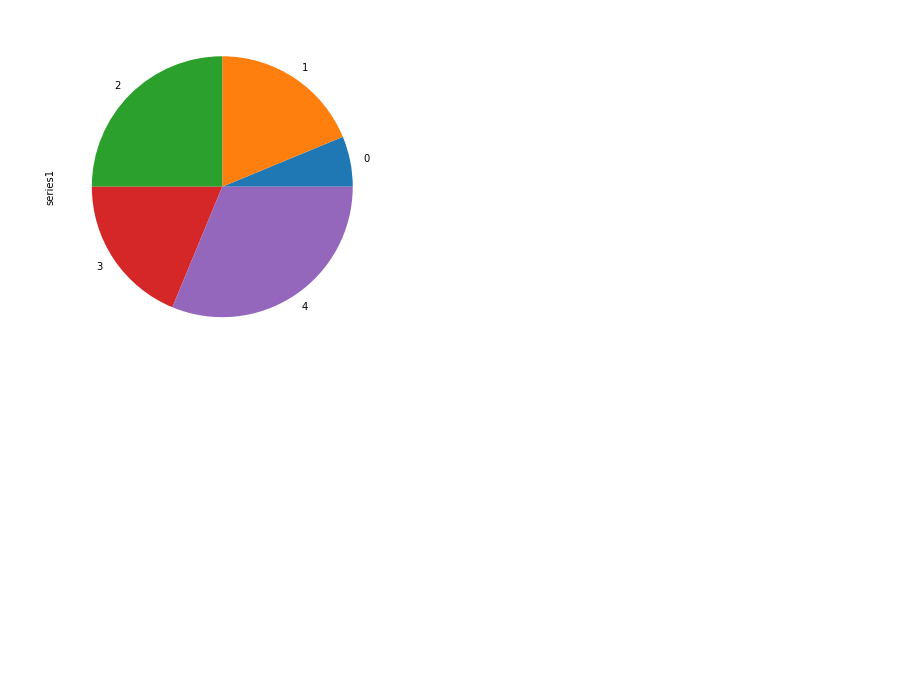
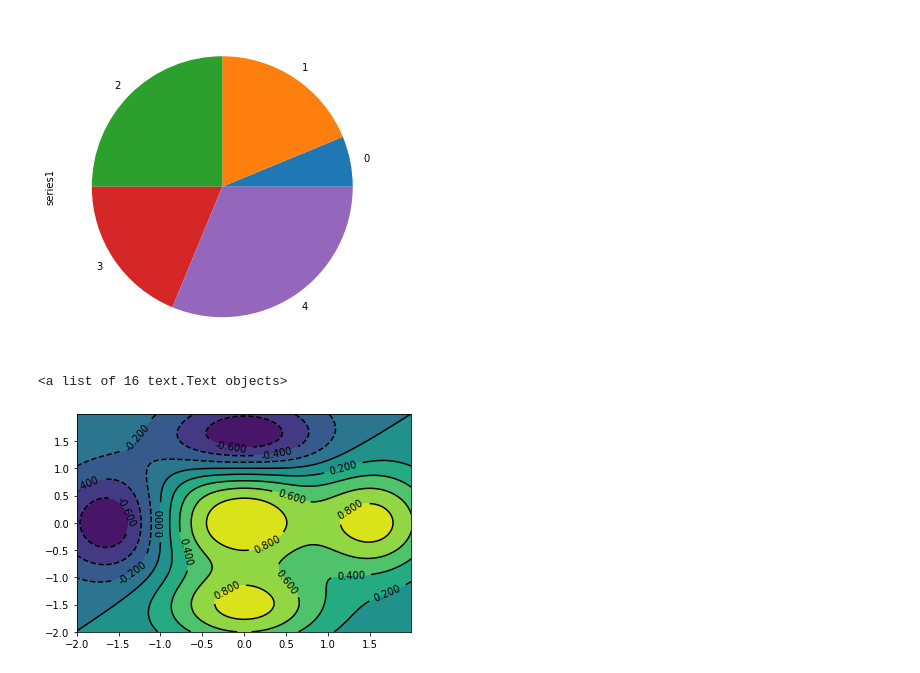
Before and after one commit to hoangks5/tinhoctromgkythuat, a Jupyter notebook: Tuan11.ipynb, the cells around one changed output. Saved outputs shown, nothing was run; the diff lists cells and outputs as text; code cells hidden in the pictures; blank space fills up the shorter version.

```diff
--- a/Tuan11.ipynb
+++ b/Tuan11.ipynb
@@ -133,3 +131,17 @@ df['series1'].plot(kind='pie',figsize=(6,6))
 # %% [output]
 <matplotlib.axes._subplots.AxesSubplot at 0x...>
 [figure]
+# %%
+
+dx = 0.01; dy = 0.01
+x = np.arange(-2.0,2.0,dx)
+y = np.arange(-2.0,2.0,dy)
+X,Y = np.meshgrid(x,y)
+def f(x,y):
+  return (1 - y**5 + x**5)*np.exp(-x**2-y**2)
+C = plt.contour(X,Y,f(X,Y),8,colors='black')
+plt.contourf(X,Y,f(X,Y),8)
+plt.clabel(C, inline=1, fontsize=10)
+# %% [output]
+<a list of 16 text.Text objects>
+[figure, added]
```
Also changed, not shown: parts of 7 cells of this notebook.
